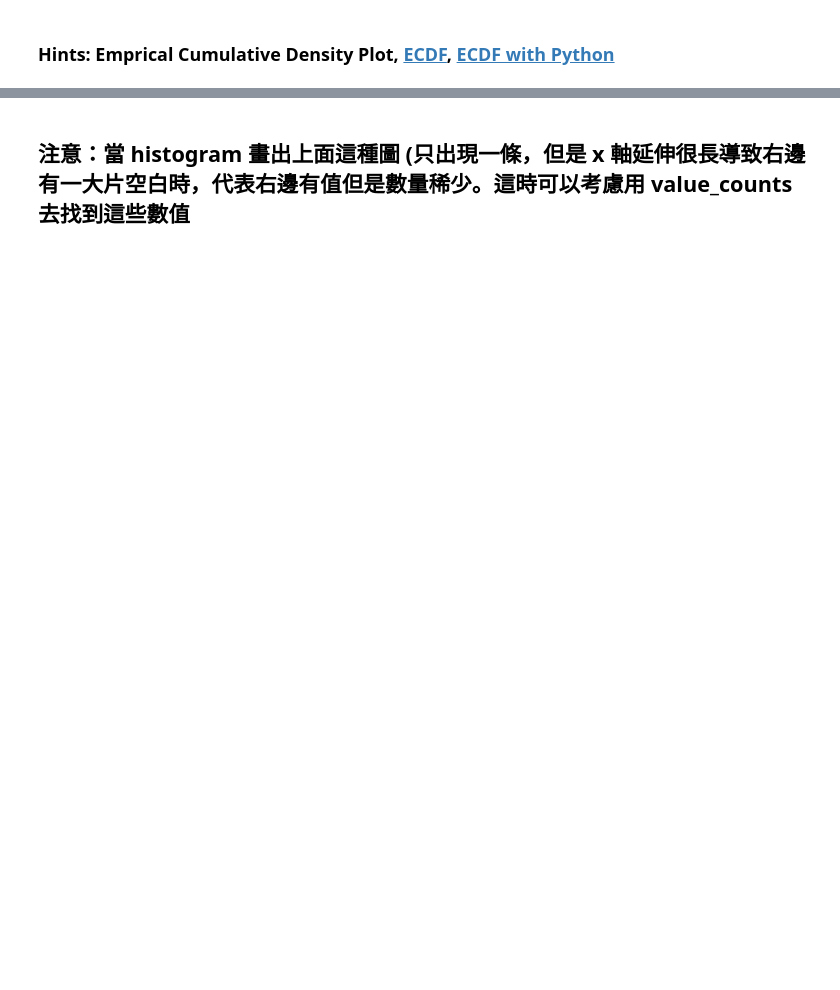
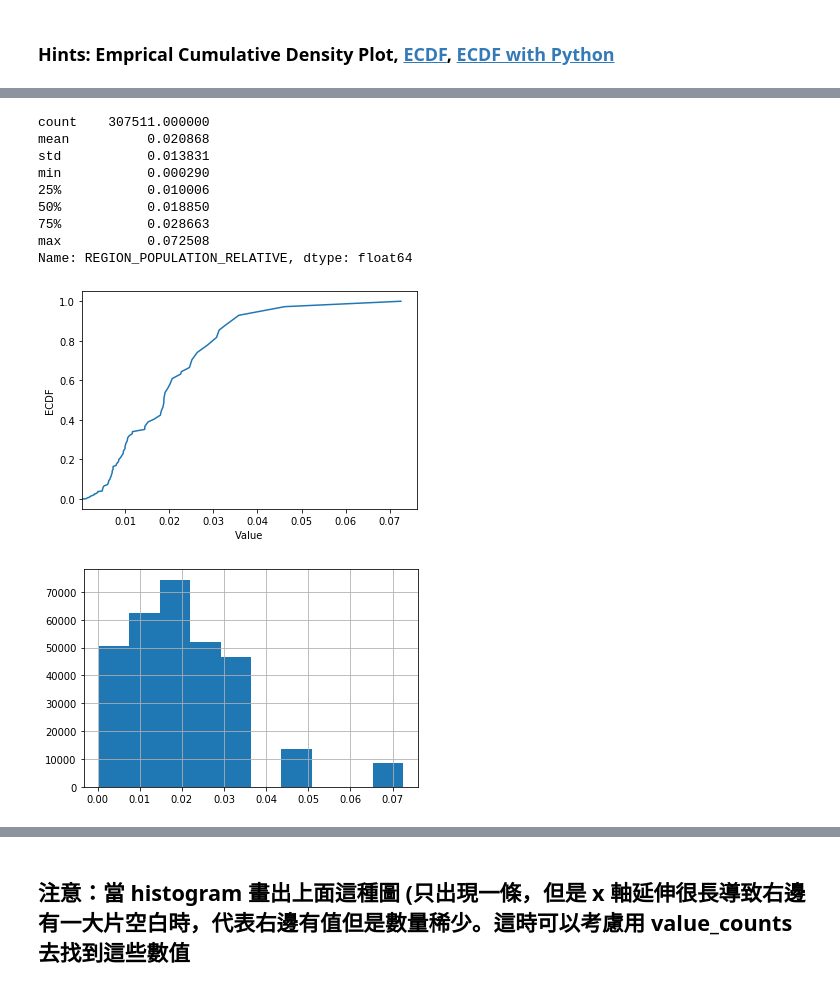
Before and after one commit to chichihhan/ML100Days, a Jupyter notebook: homework/Day_009_HW.ipynb, the cells around one changed output, grey strips where cells are left out. Drawn from its saved outputs; the diff is of its cells as text; code cells hidden in the pictures; blank space fills up the shorter version.

```diff
--- a/homework/Day_009_HW.ipynb
+++ b/homework/Day_009_HW.ipynb
@@ -100,27 +137,49 @@ plt.show()
 # %%
-# 最大值落在分布之外
-print(app_train['REGION_POPULATION_RELATIVE'].describe())
-
 # 繪製 Empirical Cumulative Density Plot (ECDF)
 """
 Your Code Here
 """
-cdf =
+
+def ECDF_function(plt_data):
+    plt_data_value_count=plt_data.value_counts()
+#把sort移除，計算y軸的間距不用排序
+    cdf=plt_data_value_count.cumsum()*1./len(plt_data_value_count)
 
 
-plt.plot(list(cdf.index), cdf/cdf.max())
-plt.xlabel('Value')
-plt.ylabel('ECDF')
-plt.ylim([-0.05,1.05]) # 限制顯示圖片的範圍
-plt.show()
+    plt.plot(list(cdf.index), cdf/cdf.max())
+    plt.xlabel('Value')
+    plt.ylabel('ECDF')
+    plt.ylim([-0.05,1.05]) # 限制顯示圖片的範圍
+    plt.show()
 
-app_train['REGION_POPULATION_RELATIVE'].hist()
-plt.show()
+#app_train['REGION_POPULATION_RELATIVE'].hist()
+#plt.show()
 
-app_train['REGION_POPULATION_RELATIVE'].value_counts()
+#app_train['REGION_POPULATION_RELATIVE'].value_counts()
 
 # 就以這個欄位來說，雖然有資料掉在分布以外，也不算異常，僅代表這間公司在稍微熱鬧的地區有的據點較少，
 # 導致 region population relative 在少的部分較為密集，但在大的部分較為疏漏
+# %%
+# 最大值落在分布之外
+print(app_train['REGION_POPULATION_RELATIVE'].describe())
+
+ECDF_function(app_train['REGION_POPULATION_RELATIVE'])
+app_train['REGION_POPULATION_RELATIVE'].hist()
+plt.show()
+# 就以這個欄位來說，雖然有資料掉在分布以外，也不算異常，僅代表這間公司在稍微熱鬧的地區有的據點較少，
+# 導致 region population relative 在少的部分較為密集，但在大的部分較為疏漏
+# %% [output]
+count    307511.000000
+mean          0.020868
+std           0.013831
+min           0.000290
+25%           0.010006
+50%           0.018850
+75%           0.028663
+max           0.072508
+Name: REGION_POPULATION_RELATIVE, dtype: float64
+[figure, added]
+[figure, added]
 # %%
 # 最大值落在分布之外
 print(app_train['OBS_60_CNT_SOCIAL_CIRCLE'].describe())
```
Also changed, not shown: parts of 8 cells of this notebook.
